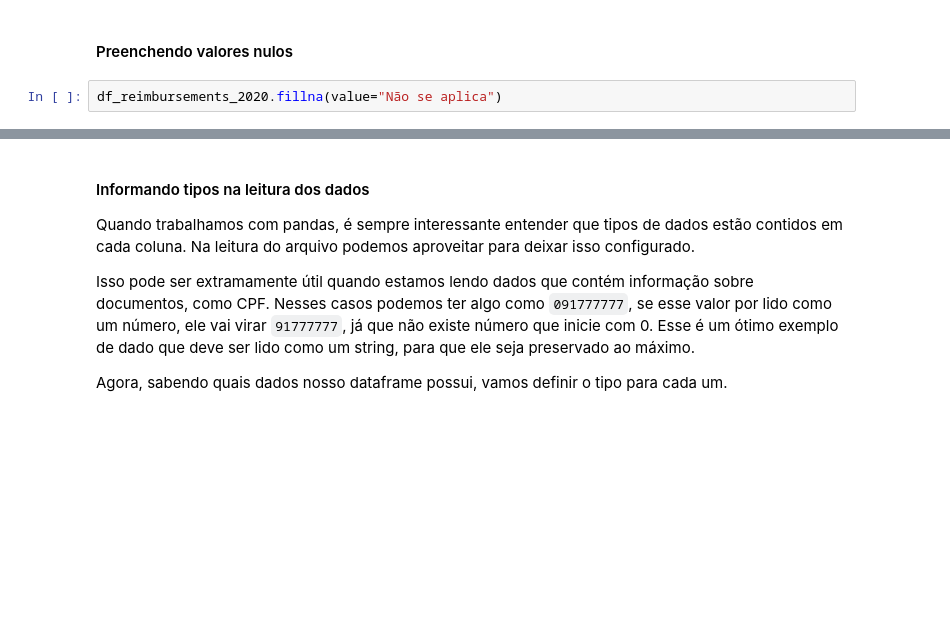
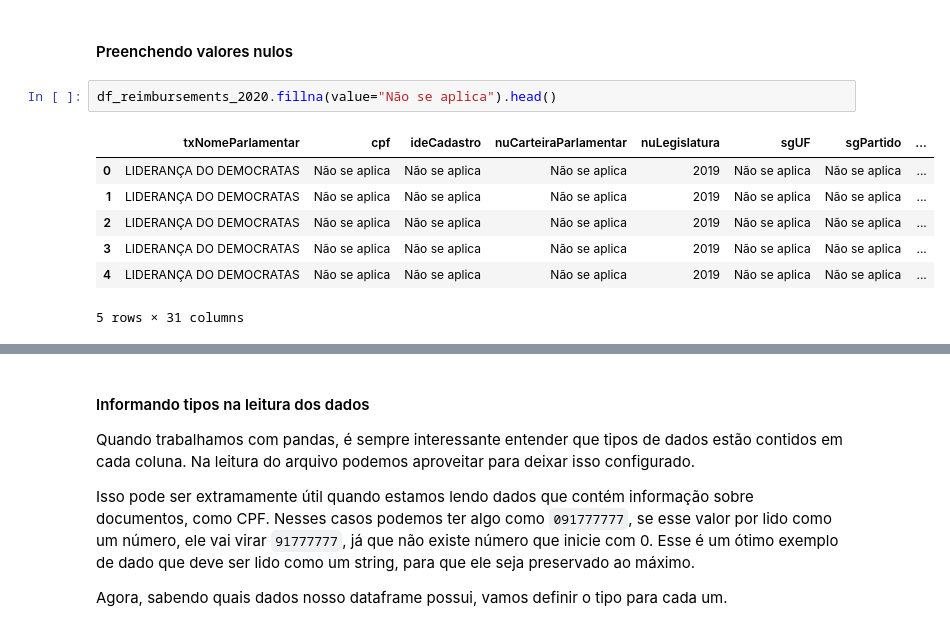
Before and after one commit to escola-de-dados/python-inovacao-civica, a Jupyter notebook: modulo_2/modulo-2.ipynb, the cells around one changed output, grey strips where cells are left out. Saved outputs shown, nothing was run; the diff lists cells and outputs as text; blank space fills up the shorter version.

```diff
--- a/modulo_2/modulo-2.ipynb
+++ b/modulo_2/modulo-2.ipynb
@@ -131,7 +173,15 @@ df_reimbursements_2020.columns
 # %% [markdown]
 #### Preenchendo valores nulos
 # %%
-df_reimbursements_2020.fillna(value="Não se aplica")
+df_reimbursements_2020.fillna(value="Não se aplica").head()
+# %% [output]
+|  | txNomeParlamentar | cpf | ideCadastro | nuCarteiraParlamentar | nuLegislatura | sgUF | sgPartido | ... |
+| 0 | LIDERANÇA DO DEMOCRATAS | Não se aplica | Não se aplica | Não se aplica | 2019 | Não se aplica | Não se aplica | ... |
+| 1 | LIDERANÇA DO DEMOCRATAS | Não se aplica | Não se aplica | Não se aplica | 2019 | Não se aplica | Não se aplica | ... |
+| 2 | LIDERANÇA DO DEMOCRATAS | Não se aplica | Não se aplica | Não se aplica | 2019 | Não se aplica | Não se aplica | ... |
+| 3 | LIDERANÇA DO DEMOCRATAS | Não se aplica | Não se aplica | Não se aplica | 2019 | Não se aplica | Não se aplica | ... |
+| 4 | LIDERANÇA DO DEMOCRATAS | Não se aplica | Não se aplica | Não se aplica | 2019 | Não se aplica | Não se aplica | ... |
+5 rows × 31 columns
 # %%
 df_reimbursements_2020[df_reimbursements_2020.sgPartido.isna()]
 # %% [output]
```
Also changed, not shown: parts of 26 cells of this notebook, 1 other file.
